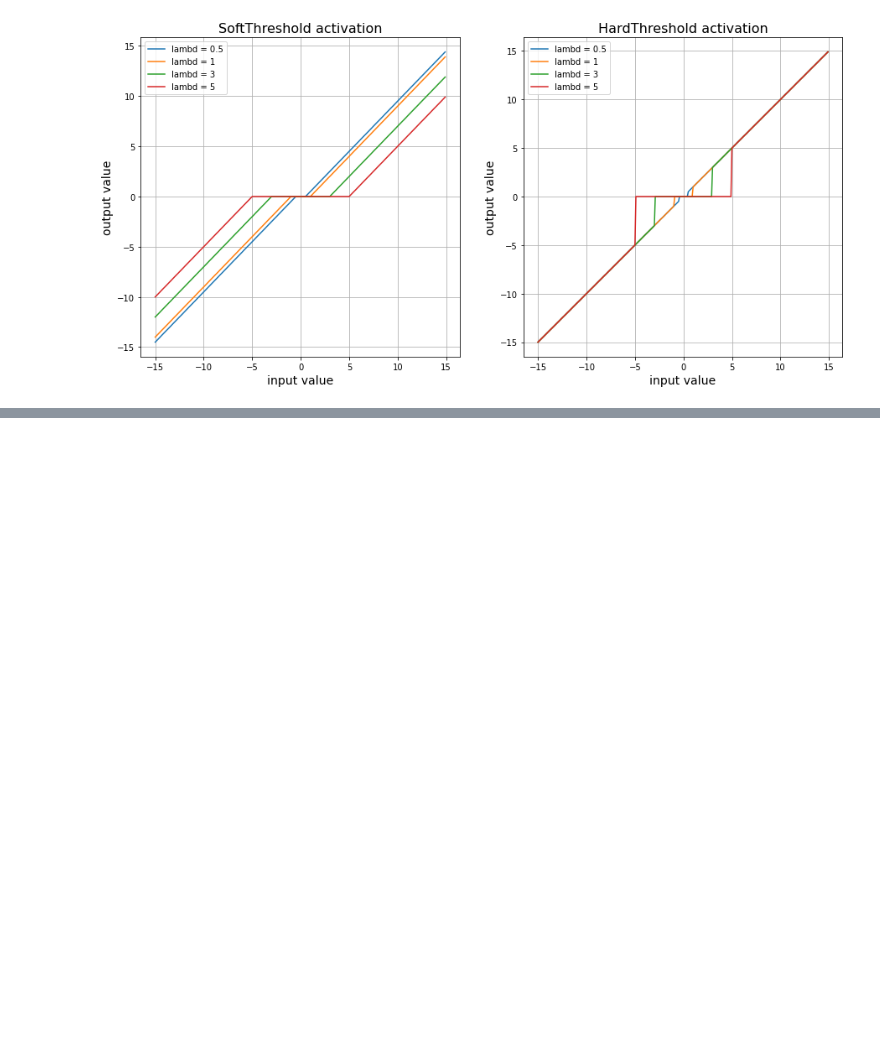
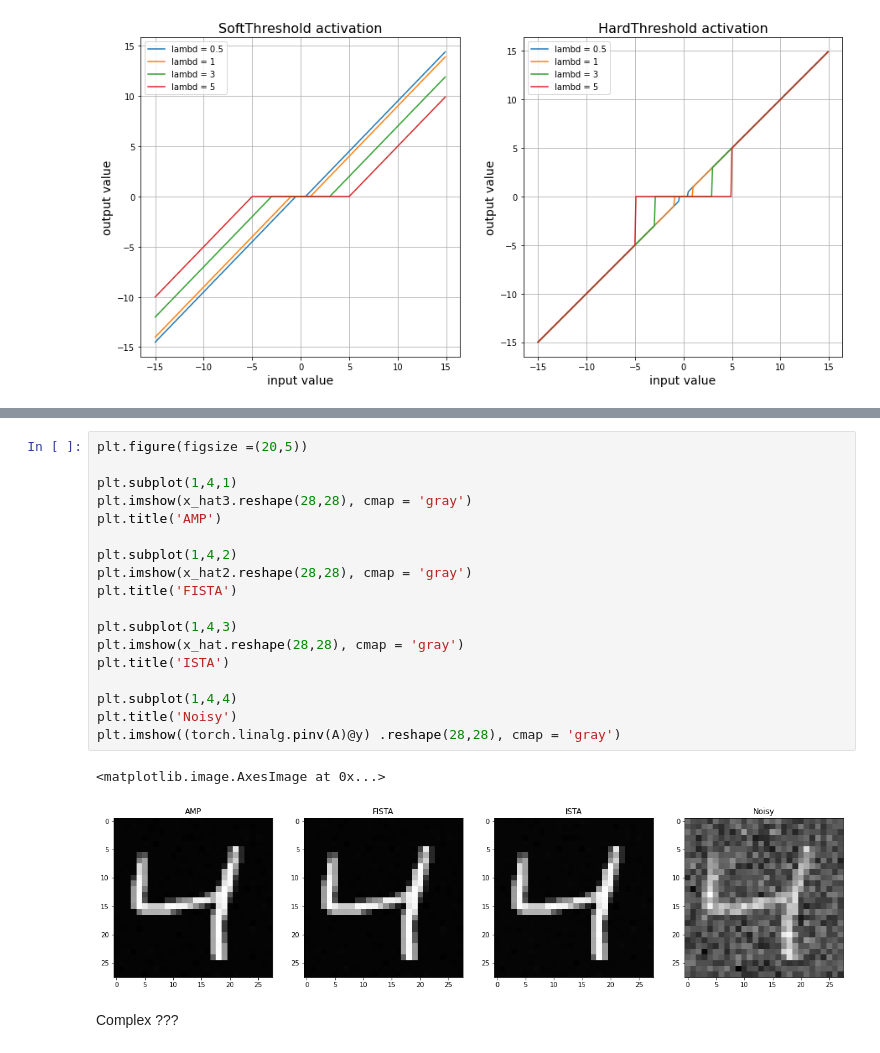
Before and after one commit to Albly/Sparce_image_reconstruction, a Jupyter notebook: notebooks/tests.ipynb, the cells around one changed output, grey strips where cells are left out. Saved outputs shown, nothing was run; the diff lists cells and outputs as text; blank space fills up the shorter version.

```diff
--- a/notebooks/tests.ipynb
+++ b/notebooks/tests.ipynb
@@ -152,0 +190,23 @@ Text(0, 0.5, 'SNR [dB]')
+# %%
+plt.figure(figsize =(20,5))
+
+plt.subplot(1,4,1)
+plt.imshow(x_hat3.reshape(28,28), cmap = 'gray')
+plt.title('AMP')
+
+plt.subplot(1,4,2)
+plt.imshow(x_hat2.reshape(28,28), cmap = 'gray')
+plt.title('FISTA')
+
+plt.subplot(1,4,3)
+plt.imshow(x_hat.reshape(28,28), cmap = 'gray')
+plt.title('ISTA')
+
+plt.subplot(1,4,4)
+plt.title('Noisy')
+plt.imshow((torch.linalg.pinv(A)@y) .reshape(28,28), cmap = 'gray')
+# %% [output]
+<matplotlib.image.AxesImage at 0x...>
+[figure, added]
+# %% [markdown]
+Complex ???
```
Also changed, not shown: parts of 30 cells of this notebook.
